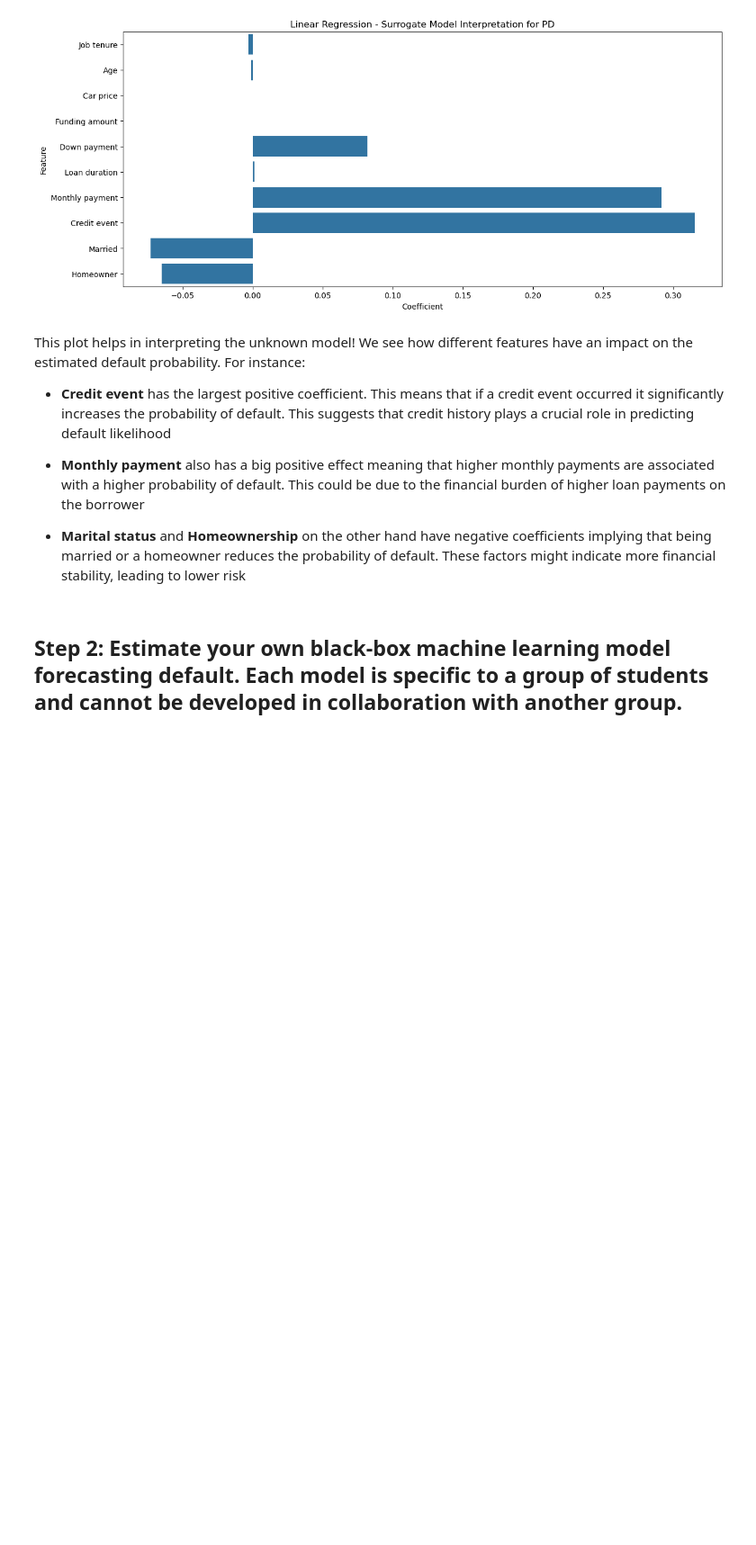
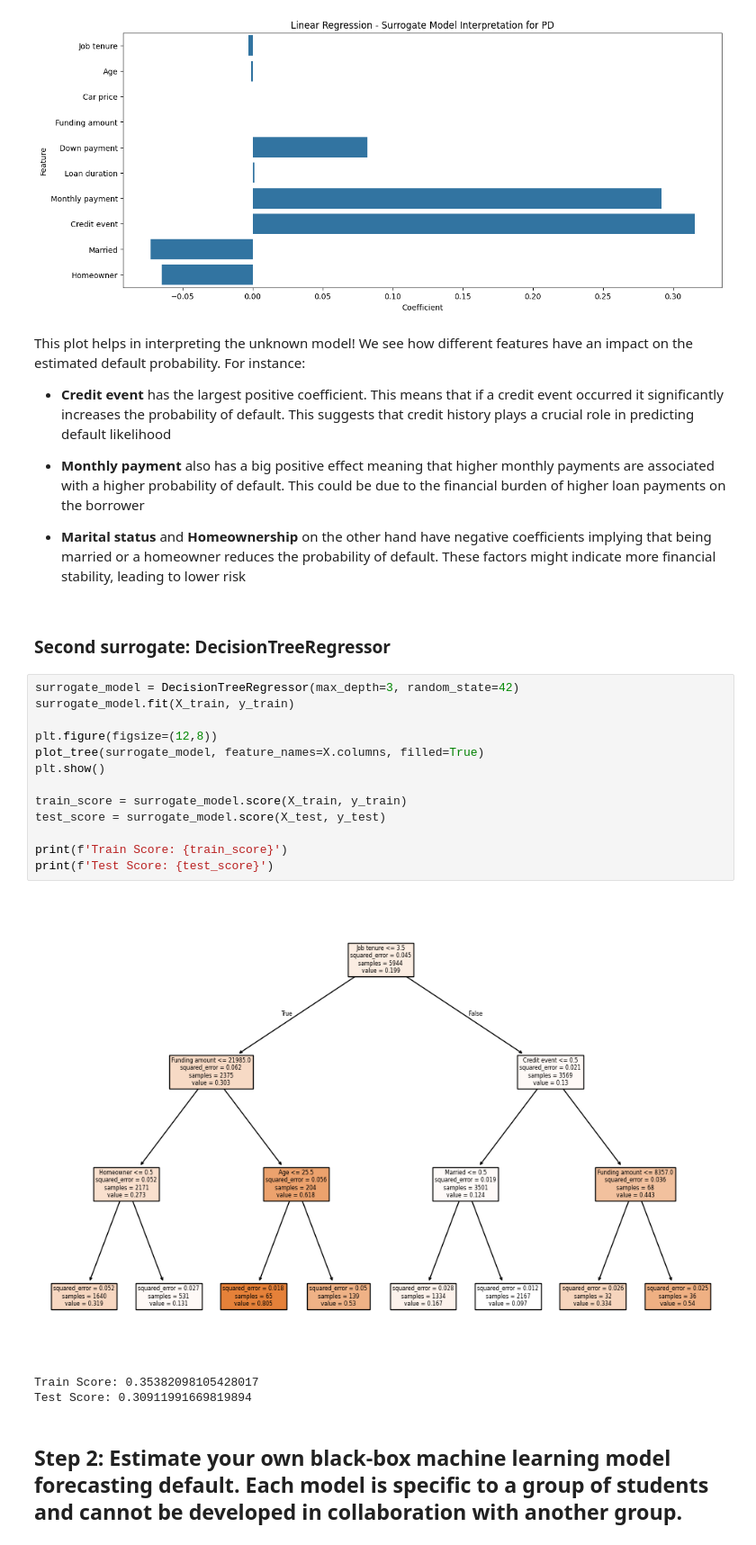
Before and after one commit to agossetX/interpretability_algorithmic_fairness_group_2, a Jupyter notebook: main.ipynb, the cells around one changed output. Shown at 90% size. Cells and saved outputs as stored; diff of their text form; blank space fills up the shorter version.

Commit message:
Added decision tree regressor step 1

```diff
--- a/main.ipynb
+++ b/main.ipynb
@@ -104,6 +104,25 @@ This plot helps in interpreting the unknown model! We see how different features
 - **Monthly payment** also has a big positive effect meaning that higher monthly payments are associated with a higher probability of default. This could be due to the financial burden of higher loan payments on the borrower
 
 - **Marital status** and **Homeownership** on the other hand have negative coefficients implying that being married or a homeowner reduces the probability of default. These factors might indicate more financial stability, leading to lower risk
+# %% [markdown]
+### Second surrogate: DecisionTreeRegressor
+# %%
+surrogate_model = DecisionTreeRegressor(max_depth=3, random_state=42)
+surrogate_model.fit(X_train, y_train)
+
+plt.figure(figsize=(12,8))
+plot_tree(surrogate_model, feature_names=X.columns, filled=True)
+plt.show()
+
+train_score = surrogate_model.score(X_train, y_train)
+test_score = surrogate_model.score(X_test, y_test)
+
+print(f'Train Score: {train_score}')
+print(f'Test Score: {test_score}')
+# %% [output]
+[figure, added]
+Train Score: 0.35382098105428017
+Test Score: 0.30911991669819894
 # %% [markdown]
 ## Step 2: Estimate your own black-box machine learning model forecasting default. Each model is specific to a group of students and cannot be developed in collaboration with another group.
 # %% [markdown]
```
Also changed, not shown: parts of 2 cells of this notebook.
